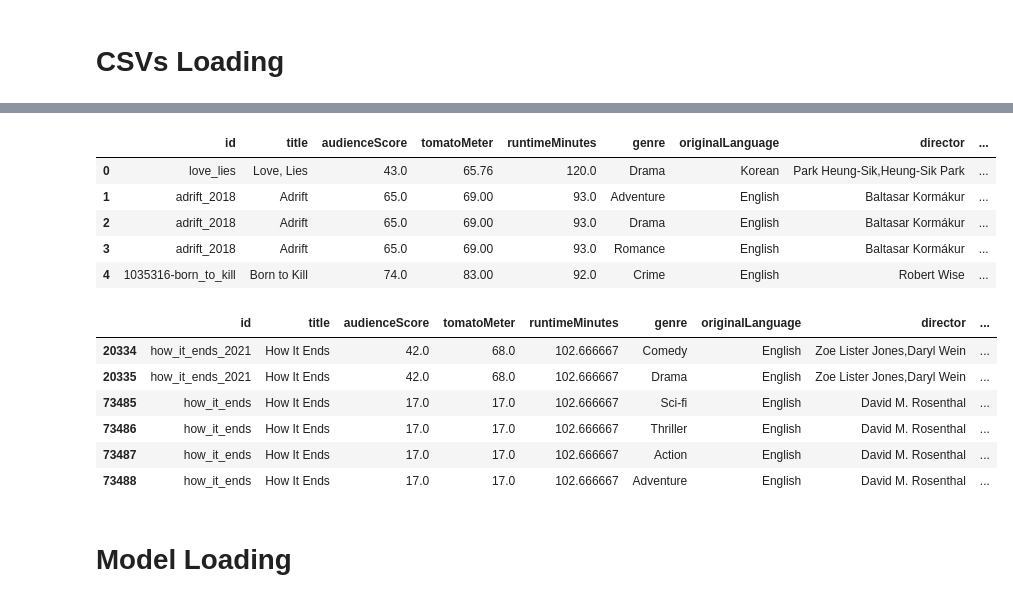
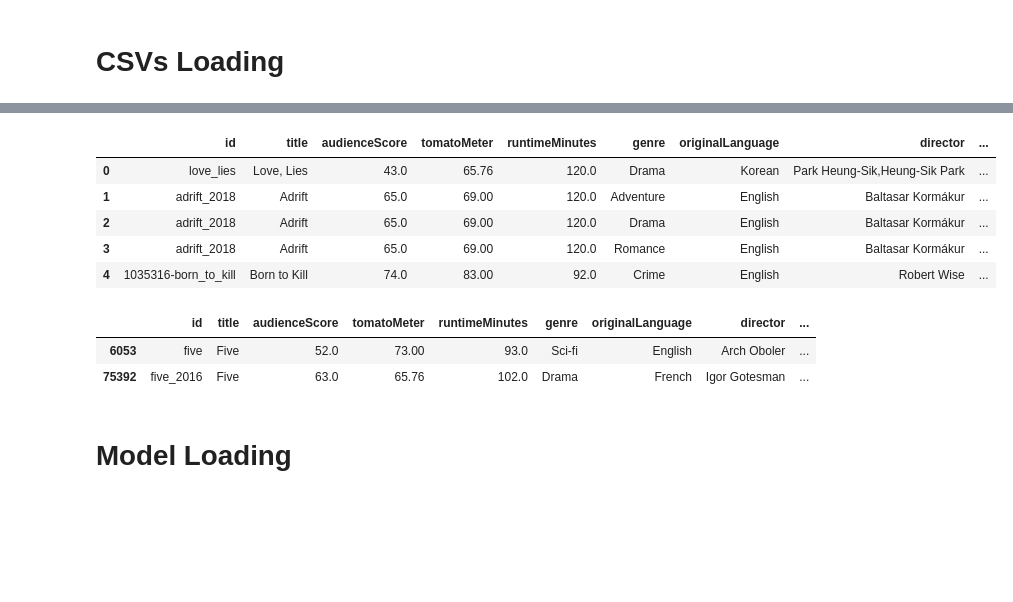
Before and after one commit to danipafi/FilmEmotionRecommender, a Jupyter notebook: 28-Sentiment_Analysis_Model.ipynb, the cells around one changed output, grey strips where cells are left out. Saved outputs shown, nothing was run; the diff lists cells and outputs as text; code cells hidden in the pictures; blank space fills up the shorter version.

```diff
--- a/28-Sentiment_Analysis_Model.ipynb
+++ b/28-Sentiment_Analysis_Model.ipynb
@@ -28,25 +28,21 @@ reviews.head()
 | 3 | city_hunter_shinjuku_private_eyes | City Hunter: Shinjuku Private Eyes | 2558908 | 2019-02-14 | Matt Schley | False | rotten | Japan Times | ... |
 | 4 | dangerous_men_2015 | Dangerous Men | 2504681 | 2018-08-29 | Pat Padua | False | fresh | DCist | ... |
 # %%
-movies = pd.read_csv('/Users/danielebelmiro/Data Analytics Bootcamp/Rotten/clean_movies.csv')
+movies = pd.read_csv('/Users/danielebelmiro/Data_Analytics_Bootcamp/Rotten/clean_movies.csv')
 movies.head()
 # %% [output]
 |  | id | title | audienceScore | tomatoMeter | runtimeMinutes | genre | originalLanguage | director | ... |
 | 0 | love_lies | Love, Lies | 43.0 | 65.76 | 120.0 | Drama | Korean | Park Heung-Sik,Heung-Sik Park | ... |
-| 1 | adrift_2018 | Adrift | 65.0 | 69.00 | 93.0 | Adventure | English | Baltasar Kormákur | ... |
-| 2 | adrift_2018 | Adrift | 65.0 | 69.00 | 93.0 | Drama | English | Baltasar Kormákur | ... |
-| 3 | adrift_2018 | Adrift | 65.0 | 69.00 | 93.0 | Romance | English | Baltasar Kormákur | ... |
+| 1 | adrift_2018 | Adrift | 65.0 | 69.00 | 120.0 | Adventure | English | Baltasar Kormákur | ... |
+| 2 | adrift_2018 | Adrift | 65.0 | 69.00 | 120.0 | Drama | English | Baltasar Kormákur | ... |
+| 3 | adrift_2018 | Adrift | 65.0 | 69.00 | 120.0 | Romance | English | Baltasar Kormákur | ... |
 | 4 | 1035316-born_to_kill | Born to Kill | 74.0 | 83.00 | 92.0 | Crime | English | Robert Wise | ... |
 # %%
-movies.loc[movies['title'] == "How It Ends"]
+movies.loc[movies['title'] == "Five"]
 # %% [output]
 |  | id | title | audienceScore | tomatoMeter | runtimeMinutes | genre | originalLanguage | director | ... |
-| 20334 | how_it_ends_2021 | How It Ends | 42.0 | 68.0 | 102.666667 | Comedy | English | Zoe Lister Jones,Daryl Wein | ... |
-| 20335 | how_it_ends_2021 | How It Ends | 42.0 | 68.0 | 102.666667 | Drama | English | Zoe Lister Jones,Daryl Wein | ... |
-| 73485 | how_it_ends | How It Ends | 17.0 | 17.0 | 102.666667 | Sci-fi | English | David M. Rosenthal | ... |
-| 73486 | how_it_ends | How It Ends | 17.0 | 17.0 | 102.666667 | Thriller | English | David M. Rosenthal | ... |
-| 73487 | how_it_ends | How It Ends | 17.0 | 17.0 | 102.666667 | Action | English | David M. Rosenthal | ... |
-| 73488 | how_it_ends | How It Ends | 17.0 | 17.0 | 102.666667 | Adventure | English | David M. Rosenthal | ... |
+| 6053 | five | Five | 52.0 | 73.00 | 93.0 | Sci-fi | English | Arch Oboler | ... |
+| 75392 | five_2016 | Five | 63.0 | 65.76 | 102.0 | Drama | French | Igor Gotesman | ... |
 # %% [markdown]
 # Model Loading
 # %%
```
Also changed, not shown: parts of 2 cells of this notebook, 6 other files.
